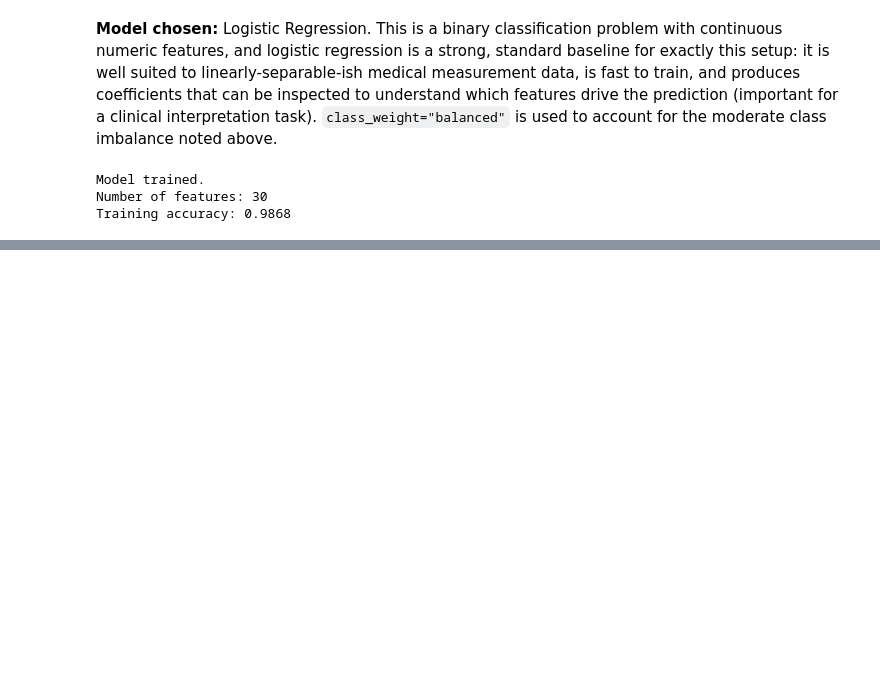
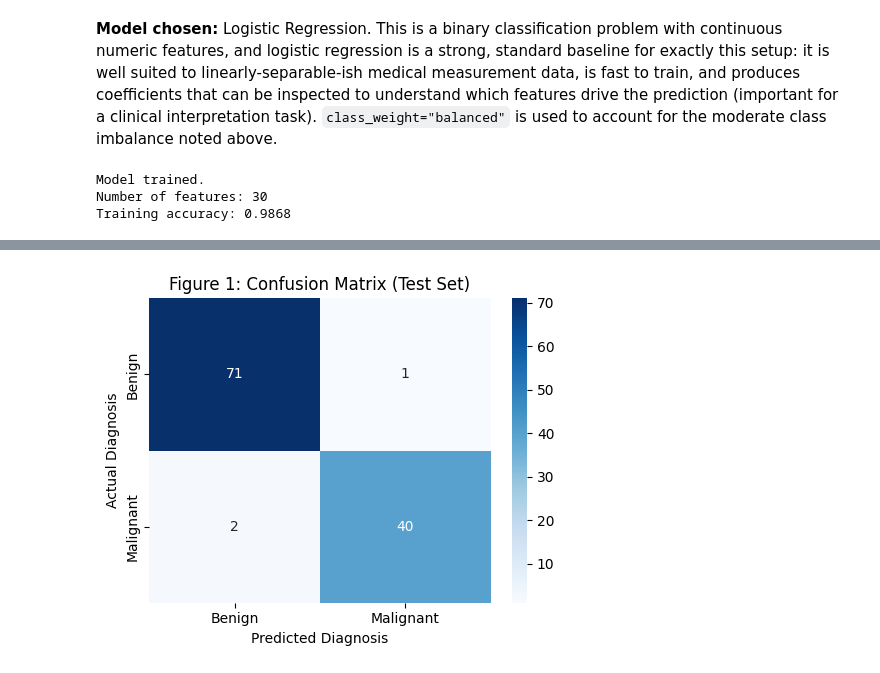
Before and after one commit to Sceptr3sec/Artificial-Intelligence-Studies, a Jupyter notebook: Capstone/ModelDesignTraining/modeling.ipynb, the cells around one changed output, grey strips where cells are left out. Saved outputs shown, nothing was run; the diff lists cells and outputs as text; code cells hidden in the pictures; blank space fills up the shorter version.

```diff
--- a/Capstone/ModelDesignTraining/modeling.ipynb
+++ b/Capstone/ModelDesignTraining/modeling.ipynb
@@ -136,0 +141,16 @@ Training accuracy: 0.9868
+# %%
+y_pred = model.predict(X_test_scaled)
+y_proba = model.predict_proba(X_test_scaled)[:, 1]
+
+accuracy = accuracy_score(y_test, y_pred)
+precision = precision_score(y_test, y_pred)
+recall = recall_score(y_test, y_pred)
+f1 = f1_score(y_test, y_pred)
+
+print(f"Accuracy:  {accuracy:.4f}")
+print(f"Precision (malignant): {precision:.4f}")
+print(f"Recall (malignant):    {recall:.4f}")
+print(f"F1-score (malignant):  {f1:.4f}")
+print()
+print("Full classification report:")
+print(classification_report(y_test, y_pred, target_names=["Benign", "Malignant"]))
@@ -136,0 +172,13 @@ Training accuracy: 0.9868
+# %%
+# Figure 1: Confusion matrix
+cm = confusion_matrix(y_test, y_pred)
+plt.figure(figsize=(5, 4))
+sns.heatmap(cm, annot=True, fmt="d", cmap="Blues",
+            xticklabels=["Benign", "Malignant"], yticklabels=["Benign", "Malignant"])
+plt.title("Figure 1: Confusion Matrix (Test Set)")
+plt.xlabel("Predicted Diagnosis")
+plt.ylabel("Actual Diagnosis")
+plt.tight_layout()
+plt.show()
+# %% [output]
+[figure, added]
```
Also changed, not shown: parts of 5 cells of this notebook, 2 other files.
